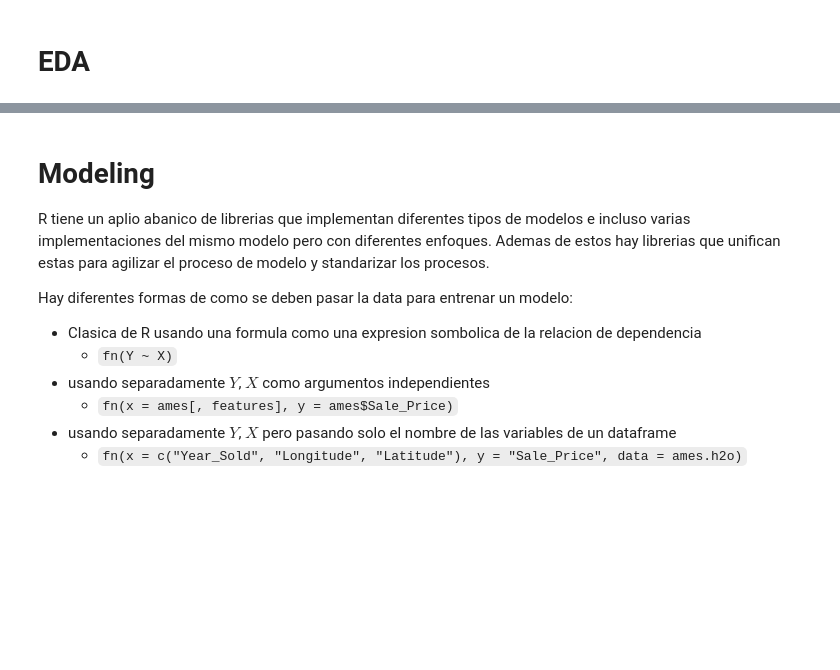
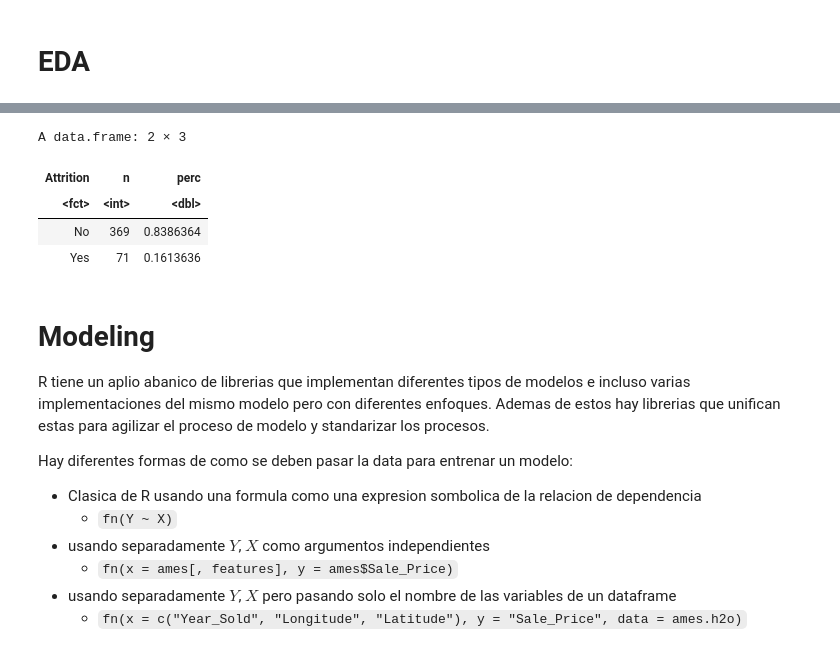
Before and after one commit to creyesp/r-course, a Jupyter notebook: notebooks/Lab1_classification.ipynb, the cells around one changed output, grey strips where cells are left out. Drawn from its saved outputs; the diff is of its cells as text; code cells hidden in the pictures; blank space fills up the shorter version.

```diff
--- a/notebooks/Lab1_classification.ipynb
+++ b/notebooks/Lab1_classification.ipynb
@@ -110,3 +141,13 @@ ggplot(attrition, aes(x=Attrition)) + geom_bar()
+# %%
+test_caret %>%
+    count(Attrition) %>%
+    mutate(perc = n / nrow(test_caret))
+# %% [output]
+A data.frame: 2 × 3
+| Attrition | n | perc |
+| <fct> | <int> | <dbl> |
+| No | 369 | 0.8386364 |
+| Yes | 71 | 0.1613636 |
 # %% [markdown]
 # Modeling
 R tiene un aplio abanico de librerias que implementan diferentes tipos de modelos e incluso varias implementaciones del mismo modelo pero con diferentes enfoques. Ademas de estos hay librerias que unifican estas para agilizar el proceso de modelo y standarizar los procesos.
```
Also changed, not shown: parts of 9 cells of this notebook, 1 other file.
